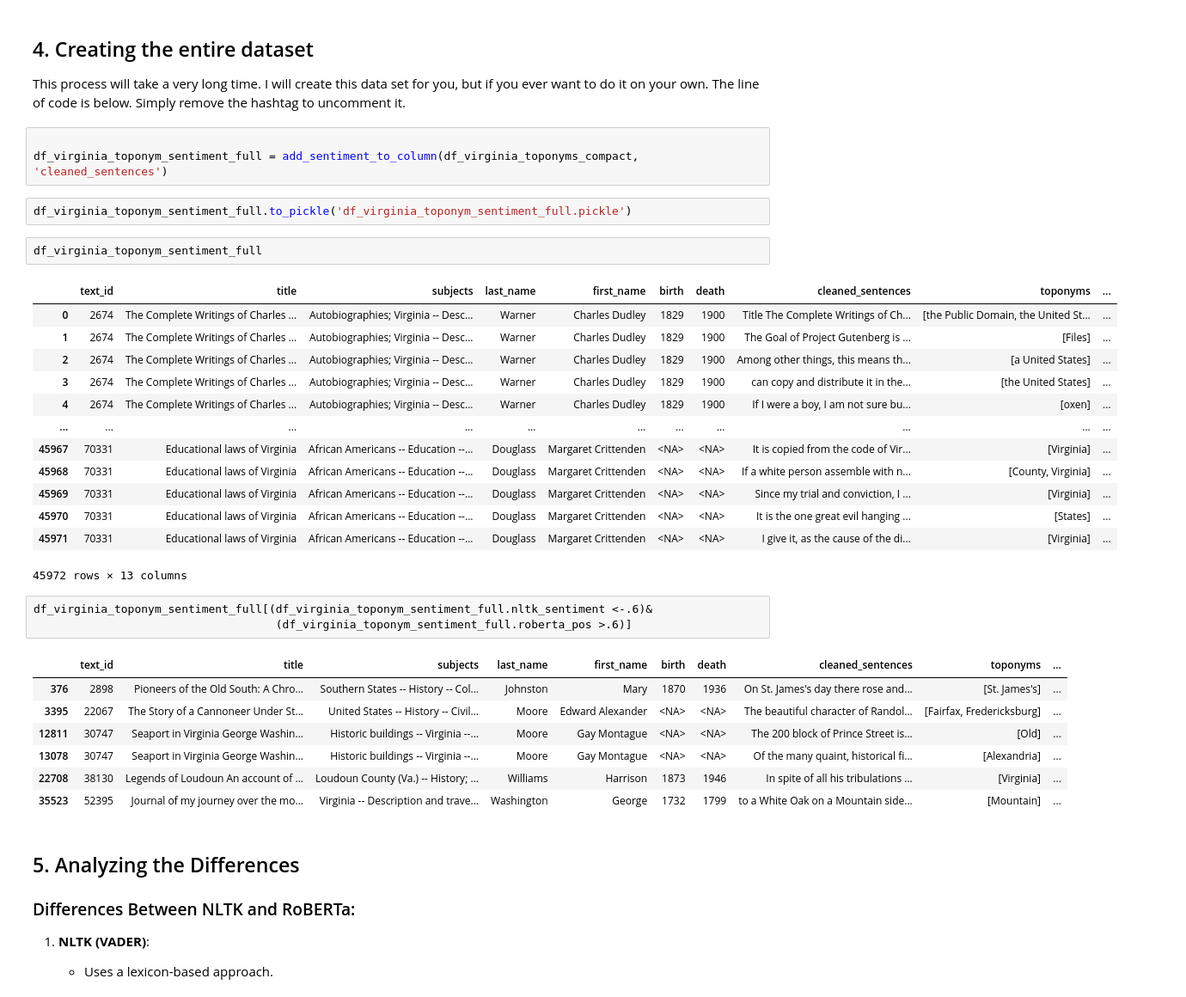
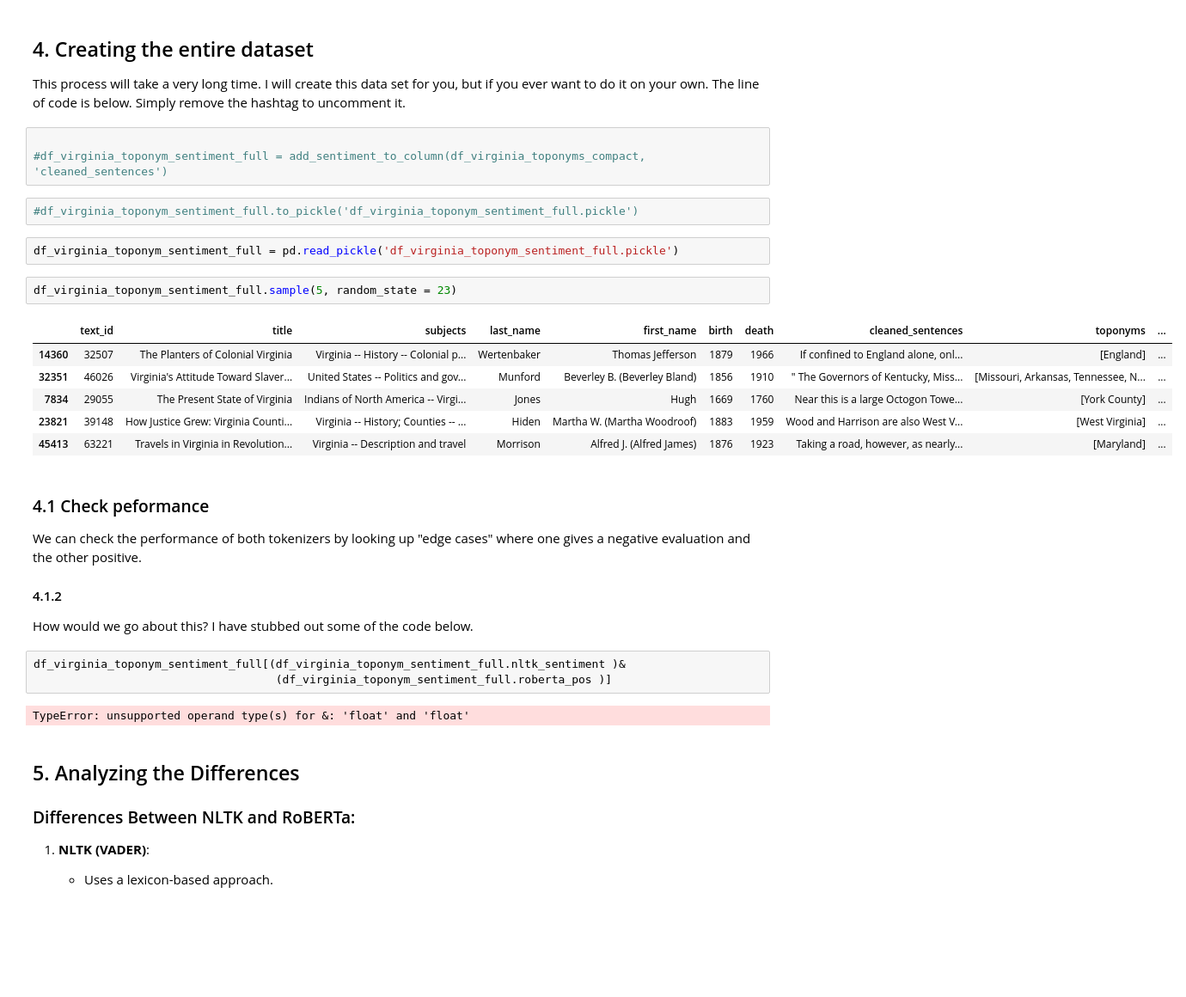
Before and after one commit to joostburgers/python_lessons, a Jupyter notebook: lesson_4/lesson_4_sentiment_analysis.ipynb, the cells around one changed output. Shown at 86% size. Drawn from its saved outputs; the diff is of its cells as text; blank space fills up the shorter version.

Commit message:
Minor update to code
saved pickle file

```diff
--- a/lesson_4/lesson_4_sentiment_analysis.ipynb
+++ b/lesson_4/lesson_4_sentiment_analysis.ipynb
@@ -319,36 +319,32 @@ df_virginia_toponym_sentiment_sample = pd.read_pickle('df_virginia_toponym_senti
 This process will take a very long time. I will create this data set for you, but if you ever want to do it on your own. The line of code is below. Simply remove the hashtag to uncomment it.
 # %%
 
-df_virginia_toponym_sentiment_full = add_sentiment_to_column(df_virginia_toponyms_compact, 'cleaned_sentences')
+#df_virginia_toponym_sentiment_full = add_sentiment_to_column(df_virginia_toponyms_compact, 'cleaned_sentences')
 # %%
-df_virginia_toponym_sentiment_full.to_pickle('df_virginia_toponym_sentiment_full.pickle')
+#df_virginia_toponym_sentiment_full.to_pickle('df_virginia_toponym_sentiment_full.pickle')
+# %%
+df_virginia_toponym_sentiment_full = pd.read_pickle('df_virginia_toponym_sentiment_full.pickle')
 # %%
-df_virginia_toponym_sentiment_full
+df_virginia_toponym_sentiment_full.sample(5, random_state = 23)
 # %% [output]
 |  | text_id | title | subjects | last_name | first_name | birth | death | cleaned_sentences | toponyms | ... |
-| 0 | 2674 | The Complete Writings of Charles ... | Autobiographies; Virginia -- Desc... | Warner | Charles Dudley | 1829 | 1900 | Title The Complete Writings of Ch... | [the Public Domain, the United St... | ... |
-| 1 | 2674 | The Complete Writings of Charles ... | Autobiographies; Virginia -- Desc... | Warner | Charles Dudley | 1829 | 1900 | The Goal of Project Gutenberg is ... | [Files] | ... |
-| 2 | 2674 | The Complete Writings of Charles ... | Autobiographies; Virginia -- Desc... | Warner | Charles Dudley | 1829 | 1900 | Among other things, this means th... | [a United States] | ... |
-| 3 | 2674 | The Complete Writings of Charles ... | Autobiographies; Virginia -- Desc... | Warner | Charles Dudley | 1829 | 1900 | can copy and distribute it in the... | [the United States] | ... |
-| 4 | 2674 | The Complete Writings of Charles ... | Autobiographies; Virginia -- Desc... | Warner | Charles Dudley | 1829 | 1900 | If I were a boy, I am not sure bu... | [oxen] | ... |
-| ... | ... | ... | ... | ... | ... | ... | ... | ... | ... | ... |
-| 45967 | 70331 | Educational laws of Virginia | African Americans -- Education --... | Douglass | Margaret Crittenden | <NA> | <NA> | It is copied from the code of Vir... | [Virginia] | ... |
-| 45968 | 70331 | Educational laws of Virginia | African Americans -- Education --... | Douglass | Margaret Crittenden | <NA> | <NA> | If a white person assemble with n... | [County, Virginia] | ... |
-| 45969 | 70331 | Educational laws of Virginia | African Americans -- Education --... | Douglass | Margaret Crittenden | <NA> | <NA> | Since my trial and conviction, I ... | [Virginia] | ... |
-| 45970 | 70331 | Educational laws of Virginia | African Americans -- Education --... | Douglass | Margaret Crittenden | <NA> | <NA> | It is the one great evil hanging ... | [States] | ... |
-| 45971 | 70331 | Educational laws of Virginia | African Americans -- Education --... | Douglass | Margaret Crittenden | <NA> | <NA> | I give it, as the cause of the di... | [Virginia] | ... |
+| 14360 | 32507 | The Planters of Colonial Virginia | Virginia -- History -- Colonial p... | Wertenbaker | Thomas Jefferson | 1879 | 1966 | If confined to England alone, onl... | [England] | ... |
+| 32351 | 46026 | Virginia's Attitude Toward Slaver... | United States -- Politics and gov... | Munford | Beverley B. (Beverley Bland) | 1856 | 1910 | " The Governors of Kentucky, Miss... | [Missouri, Arkansas, Tennessee, N... | ... |
+| 7834 | 29055 | The Present State of Virginia | Indians of North America -- Virgi... | Jones | Hugh | 1669 | 1760 | Near this is a large Octogon Towe... | [York County] | ... |
+| 23821 | 39148 | How Justice Grew: Virginia Counti... | Virginia -- History; Counties -- ... | Hiden | Martha W. (Martha Woodroof) | 1883 | 1959 | Wood and Harrison are also West V... | [West Virginia] | ... |
+| 45413 | 63221 | Travels in Virginia in Revolution... | Virginia -- Description and travel | Morrison | Alfred J. (Alfred James) | 1876 | 1923 | Taking a road, however, as nearly... | [Maryland] | ... |
-45972 rows × 13 columns
+# %% [markdown]
+### 4.1 Check peformance
+
+We can check the performance of both tokenizers by looking up "edge cases" where one gives a negative evaluation and the other positive.
+
+#### 4.1.2
+How would we go about this? I have stubbed out some of the code below.
 # %%
-df_virginia_toponym_sentiment_full[(df_virginia_toponym_sentiment_full.nltk_sentiment <-.6)&
-                                    (df_virginia_toponym_sentiment_full.roberta_pos >.6)]
+df_virginia_toponym_sentiment_full[(df_virginia_toponym_sentiment_full.nltk_sentiment )&
+                                    (df_virginia_toponym_sentiment_full.roberta_pos )]
 # %% [output]
-|  | text_id | title | subjects | last_name | first_name | birth | death | cleaned_sentences | toponyms | ... |
-| 376 | 2898 | Pioneers of the Old South: A Chro... | Southern States -- History -- Col... | Johnston | Mary | 1870 | 1936 | On St. James's day there rose and... | [St. James's] | ... |
-| 3395 | 22067 | The Story of a Cannoneer Under St... | United States -- History -- Civil... | Moore | Edward Alexander | <NA> | <NA> | The beautiful character of Randol... | [Fairfax, Fredericksburg] | ... |
-| 12811 | 30747 | Seaport in Virginia George Washin... | Historic buildings -- Virginia --... | Moore | Gay Montague | <NA> | <NA> | The 200 block of Prince Street is... | [Old] | ... |
-| 13078 | 30747 | Seaport in Virginia George Washin... | Historic buildings -- Virginia --... | Moore | Gay Montague | <NA> | <NA> | Of the many quaint, historical fi... | [Alexandria] | ... |
-| 22708 | 38130 | Legends of Loudoun An account of ... | Loudoun County (Va.) -- History; ... | Williams | Harrison | 1873 | 1946 | In spite of all his tribulations ... | [Virginia] | ... |
-| 35523 | 52395 | Journal of my journey over the mo... | Virginia -- Description and trave... | Washington | George | 1732 | 1799 | to a White Oak on a Mountain side... | [Mountain] | ... |
+TypeError: unsupported operand type(s) for &: 'float' and 'float'
 # %% [markdown]
 ## 5. Analyzing the Differences
 
```
Also changed, not shown: parts of 2 cells of this notebook, 3 other files.
